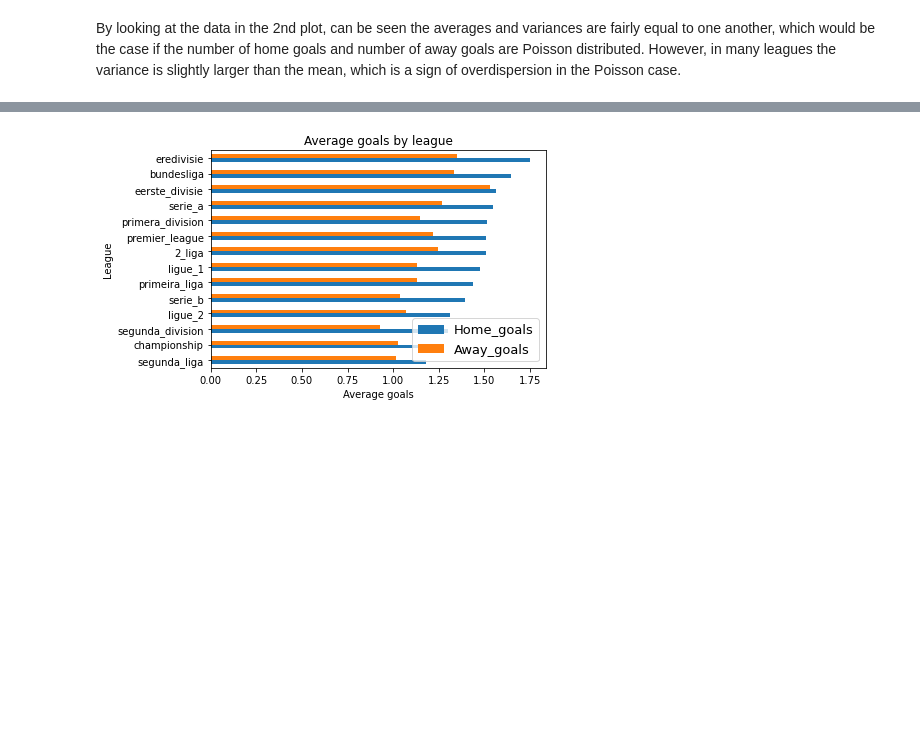
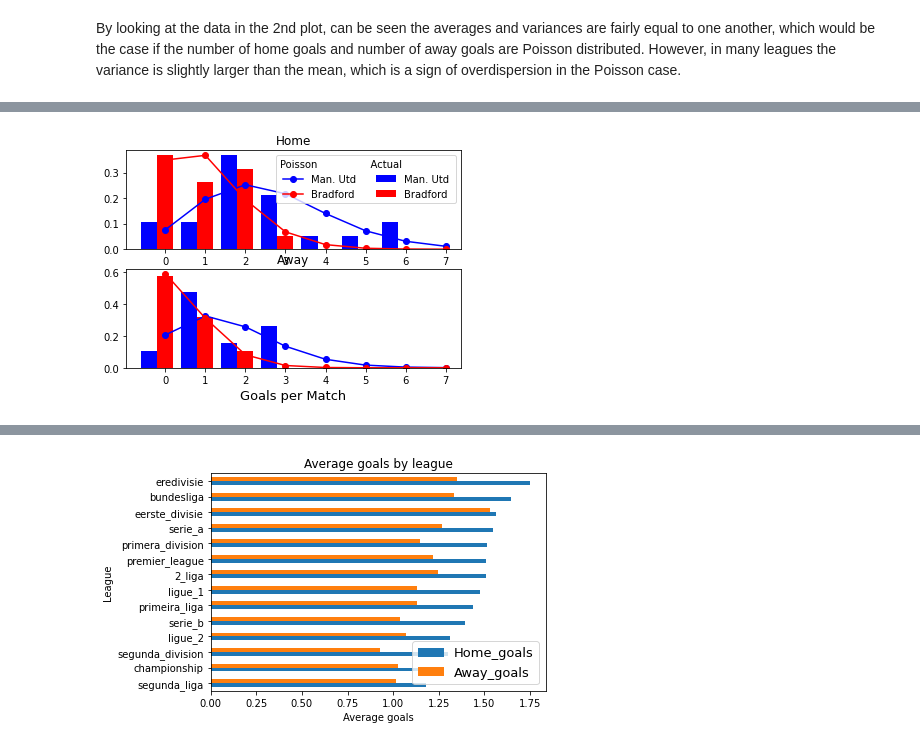
Before and after one commit to EllieBrakoniecki/Football-Match-Outcome-Prediction, a Jupyter notebook: src/match_prediction.ipynb, the cells around one changed output, grey strips where cells are left out. Drawn from its saved outputs; the diff is of its cells as text; code cells hidden in the pictures; blank space fills up the shorter version.

```diff
--- a/src/match_prediction.ipynb
+++ b/src/match_prediction.ipynb
@@ -35,3 +40,12 @@ for key, df in dictionary_df.items():
+# %%
+dictionary_df = {} # a dictionary of dataframes, 1 for each football league
+
+## Get the data from each league and put in a df
+football_data_path = '../Football-Dataset/'
+for (dirpath, dirnames, filenames) in os.walk(football_data_path):
+    for filename in filenames:
+        if filename != '.DS_Store':
+            dictionary_df[filename[:-4]] = pd.read_csv(dirpath + '/' + filename)
 # %%
 #calculate the match result ('H', 'A' or 'D')
 # goal_difference = Home_goals - Away_goals
@@ -136,0 +178,10 @@ mean, which is a sign of overdispersion in the Poisson case.
+# %%
+premier_league_2001 = dictionary_df['Results_2001_premier_league']
+premier_league_2001.head()
+league_table = pd.DataFrame(columns = ['Team_name', 'Points'])
+for i, team in enumerate(list(premier_league_2001['Home_Team'].unique())):
+    points_home = premier_league_2001[premier_league_2001['Home_Team']==team]['Points_home_team'].sum()
+    points_away = premier_league_2001[premier_league_2001['Away_Team']==team]['Points_away_team'].sum()
+    league_table.loc[i] = [team] + [points_home + points_away]
+
+league_table.sort_values('Points')
@@ -136,0 +206,43 @@ mean, which is a sign of overdispersion in the Poisson case.
+# %%
+fig,(ax1,ax2) = plt.subplots(2, 1)
+
+# normalized home goals:
+man_utd_home =  premier_league_2001[premier_league_2001['Home_Team']=='Man. Utd'][['Home_goals']].apply(pd.value_counts,normalize=True)
+bradford_home = premier_league_2001[premier_league_2001['Home_Team']=='Bradford City'][['Home_goals']].apply(pd.value_counts,normalize=True)
+
+# simulated by poisson:
+man_utd_home_pois = [poisson.pmf(i,np.sum(np.multiply(man_utd_home.values.T,man_utd_home.index.T),axis=1)[0]) for i in range(8)]
+bradford_home_pois = [poisson.pmf(i,np.sum(np.multiply(bradford_home.values.T,bradford_home.index.T),axis=1)[0]) for i in range(8)]
+
+# normalized away goals:
+man_utd_away =  premier_league_2001[premier_league_2001['Away_Team']=='Man. Utd'][['Away_goals']].apply(pd.value_counts,normalize=True)
+bradford_away = premier_league_2001[premier_league_2001['Away_Team']=='Bradford City'][['Away_goals']].apply(pd.value_counts,normalize=True)
+
+# simulated by poisson:
+man_utd_away_pois = [poisson.pmf(i,np.sum(np.multiply(man_utd_away.values.T,man_utd_away.index.T),axis=1)[0]) for i in range(8)]
+bradford_away_pois = [poisson.pmf(i,np.sum(np.multiply(bradford_away.values.T,bradford_away.index.T),axis=1)[0]) for i in range(8)]
+
+ax1.bar(man_utd_home.index-0.4,man_utd_home.values.reshape(len(man_utd_home)),width=0.4,color="blue",label="Man. Utd")
+ax1.bar(bradford_home.index,bradford_home.values.reshape(len(bradford_home)),width=0.4,color="red",label="Bradford")
+
+ax1.plot([i for i in range(8)], man_utd_home_pois,
+                  linestyle='-', marker='o', color='blue',label="Man. Utd")
+ax1.plot([i for i in range(8)], bradford_home_pois,
+                  linestyle='-', marker='o',color='red',label="Bradford")
+
+
+ax2.bar(man_utd_away.index-0.4,man_utd_away.values.reshape(len(man_utd_away)),width=0.4,color='blue',label="Man Utd")
+ax2.bar(bradford_away.index,bradford_away.values.reshape(len(bradford_away)),width=0.4,color="red",label="Bradford")
+ax2.plot([i for i in range(8)], man_utd_away_pois,
+                  linestyle='-', marker='o',label='Man. Utd', color = "blue")
+ax2.plot([i for i in range(8)], bradford_away_pois,
+                  linestyle='-', marker='o',label="Bradford", color = "red")
+
+leg=ax1.legend(ncol=2)
+leg.set_title("Poisson                 Actual                ")
+ax2.set_xlabel("Goals per Match",size=13)
+ax1.set_title('Home')
+ax2.set_title('Away')
+plt.show()
+# %% [output]
+[figure, added]
```
Also changed, not shown: parts of 8 cells of this notebook, 5 other files.
